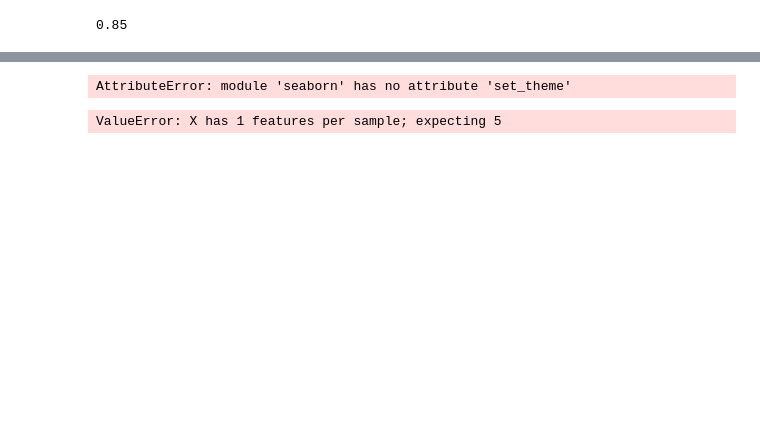
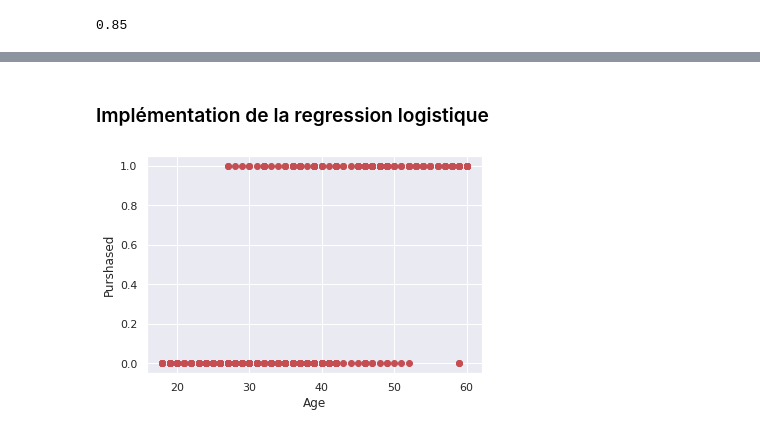
Before and after one commit to WiemHAD/Brief_Regression_Logistique, a Jupyter notebook: regression_Logistique.ipynb, the cells around one changed output, grey strips where cells are left out. Cells and saved outputs as stored; diff of their text form; code cells hidden in the pictures; blank space fills up the shorter version.

```diff
--- a/regression_Logistique.ipynb
+++ b/regression_Logistique.ipynb
@@ -175,30 +177,5 @@ EstimatedSalary   0.0000   0.0000  6.6630 0.0000   0.0000  0.0000
 Gender_Female    -2.5990  33.8000 -0.0769 0.9387 -68.8458 63.6479
 Gender_Male      -2.2773  33.7583 -0.0675 0.9462 -68.4423 63.8878
 =================================================================
-# %%
-import seaborn as sns
-
-sns.set_theme(style="darkgrid")
-
-df1 = sns.load_dataset("df")
-
-pal = dict(male="#6495ED", female="#F08080")
-
-g = sns.lmplot(x="EstimatedSalary", y="Purchased", col="", hue="", data=df,
-               palette=pal, y_jitter=.02, logistic=True, truncate=False)
-g.set(xlim=(0, 80), ylim=(-.05, 1.05))
-# %% [output]
-AttributeError: module 'seaborn' has no attribute 'set_theme'
-# %%
-xx= np.linspace(15, 70,1000)
-xx=xx.reshape(-1,1)
-
-loss= logReg.predict_proba(xx)[:,1]
-plt.figure()
-plt.scatter(x1, y, color='black', zorder=20)
-plt.plot(xx, loss, color='red', linewidth=3)
-
-plt.grid()
-plt.show()
-# %% [output]
-ValueError: X has 1 features per sample; expecting 5
+# %% [markdown]
+### Implémentation de la regression logistique
@@ -204,0 +193,7 @@ ValueError: X has 1 features per sample; expecting 5
+# %%
+plt.plot(df['Age'], df['Purchased'], 'ro')
+plt.xlabel('Age')
+plt.ylabel('Purshased')
+plt.show()
+# %% [output]
+[figure, added]
```
Also changed, not shown: parts of 9 cells of this notebook.
